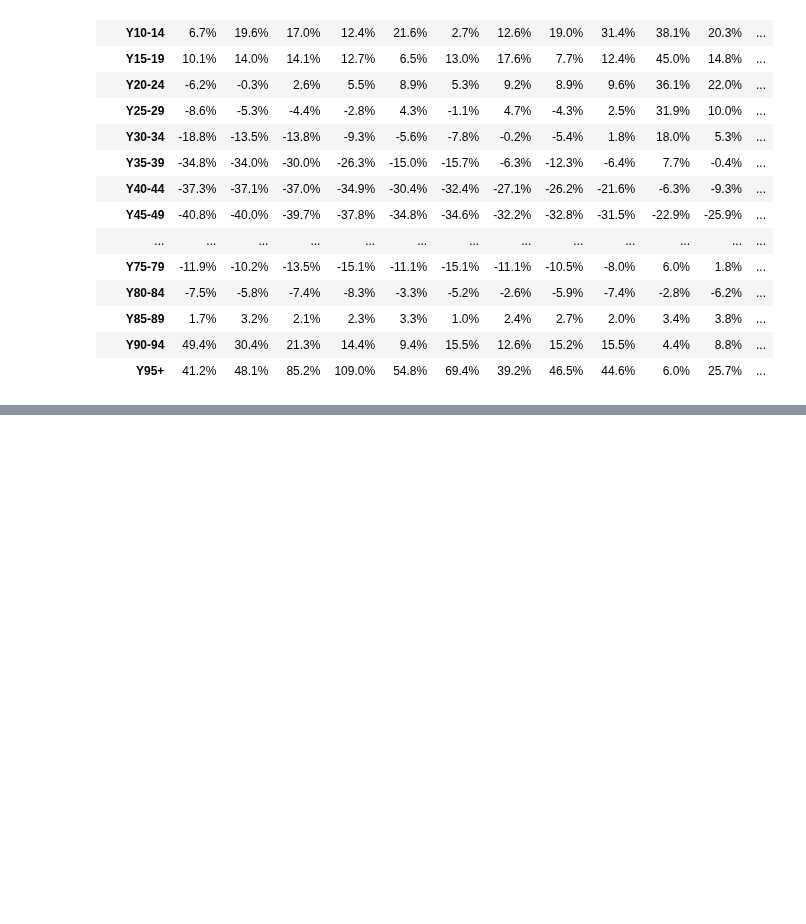
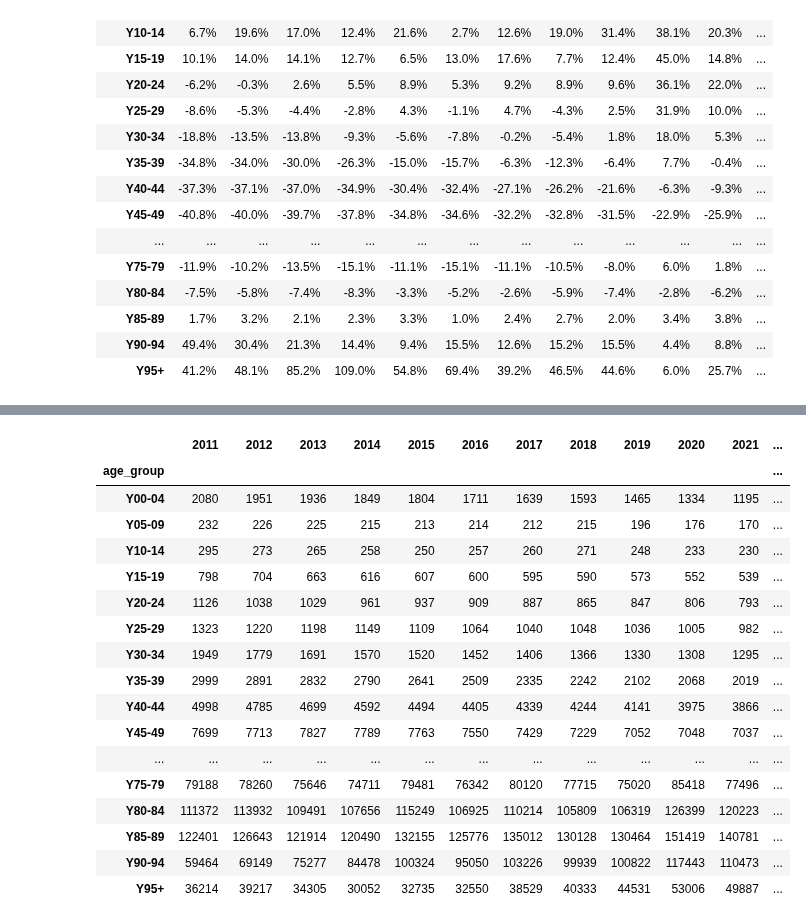
Before and after one commit to danieleongari/demographic_model_page, a Jupyter notebook: notebooks/1_xinvestigating_italian_deaths.ipynb, the cells around one changed output, grey strips where cells are left out. Saved outputs shown, nothing was run; the diff lists cells and outputs as text; code cells hidden in the pictures; blank space fills up the shorter version.

Commit message:
definitive investigation of DEATHS and DEATHPROB

```diff
--- a/notebooks/1_xinvestigating_italian_deaths.ipynb
+++ b/notebooks/1_xinvestigating_italian_deaths.ipynb
@@ -50,6 +56,7 @@ To compare these two options let's see if deaths by age group are similar in `DC
 # Load the popolation data and split by age group coherent with DCIS_DECESSI
 
 dfp=pd.read_csv("../data/1_population_by_age_year.csv", index_col=0)
+dfp.columns = dfp.columns.map(int)
 dfp_ag = dfp.copy()
 dfp_ag['age_group'] = pd.cut(
     dfp.index,
@@ -361,0 +362,9 @@ with pd.option_context('display.float_format', '{:.1f}%'.format):
+# %%
+ds = discovery.DataSet(dataflow_identifier="DCIS_MORTALITA1")
+ds.set_filters(
+    freq="A",
+    #eta="TOTAL",
+    itter107="IT", sesso="9", funz_bio="PROBDEATH"
+)
+df5 = retrieval.get_data(ds)
+df5.loc[:, lambda dfx: (~dfx.isna()).any(axis=0)]
@@ -361,0 +385,15 @@ with pd.option_context('display.float_format', '{:.1f}%'.format):
+# %%
+df_dp = (
+    df5
+    .rename(columns={"ETA_CLASSI_ETA": "ETA"})
+    .query("ETA!='TOTAL'")
+    .query("~ETA.str.contains('-|_')")
+    .assign(age= lambda x: [ int(a.split("Y")[-1]) for a in x["ETA"] ])
+    .groupby(["age", "TIME_PERIOD"], as_index=False)["OBS_VALUE"].sum()
+    .assign(year= lambda x: x["TIME_PERIOD"].dt.year)
+    .rename(columns={"OBS_VALUE": "deaths"})
+    .pivot(index="age", columns="year", values="deaths")
+    .sort_index()
+    .div(1000) # PROBDEATH is per 1000 people
+)
+df_dp
@@ -361,0 +415,32 @@ with pd.option_context('display.float_format', '{:.1f}%'.format):
+# %%
+dfd_from_probdeath = dfp*df_dp
+dfdg3 = dfd_from_probdeath.copy()
+dfdg3["age_group"] = pd.cut(
+    dfdg3.index,
+    bins=[-1, 4, 9, 14, 19, 24, 29, 34, 39, 44, 49, 54, 59, 64, 69, 74, 79, 84, 89, 94, 120],
+    labels=[
+        'Y00-04', 'Y05-09', 'Y10-14', 'Y15-19', 'Y20-24', 'Y25-29', 'Y30-34', 'Y35-39', 'Y40-44', 'Y45-49',
+        'Y50-54', 'Y55-59', 'Y60-64', 'Y65-69', 'Y70-74', 'Y75-79', 'Y80-84', 'Y85-89', 'Y90-94', 'Y95+'
+    ]
+)
+dfdg3 = dfdg3.groupby("age_group", as_index=False).sum().set_index("age_group").astype(int)
+dfdg3[dfdg.columns]
+# %% [output]
+|  | 2011 | 2012 | 2013 | 2014 | 2015 | 2016 | 2017 | 2018 | 2019 | 2020 | 2021 | ... |
+| age_group |  |  |  |  |  |  |  |  |  |  |  | ... |
+| Y00-04 | 2080 | 1951 | 1936 | 1849 | 1804 | 1711 | 1639 | 1593 | 1465 | 1334 | 1195 | ... |
+| Y05-09 | 232 | 226 | 225 | 215 | 213 | 214 | 212 | 215 | 196 | 176 | 170 | ... |
+| Y10-14 | 295 | 273 | 265 | 258 | 250 | 257 | 260 | 271 | 248 | 233 | 230 | ... |
+| Y15-19 | 798 | 704 | 663 | 616 | 607 | 600 | 595 | 590 | 573 | 552 | 539 | ... |
+| Y20-24 | 1126 | 1038 | 1029 | 961 | 937 | 909 | 887 | 865 | 847 | 806 | 793 | ... |
+| Y25-29 | 1323 | 1220 | 1198 | 1149 | 1109 | 1064 | 1040 | 1048 | 1036 | 1005 | 982 | ... |
+| Y30-34 | 1949 | 1779 | 1691 | 1570 | 1520 | 1452 | 1406 | 1366 | 1330 | 1308 | 1295 | ... |
+| Y35-39 | 2999 | 2891 | 2832 | 2790 | 2641 | 2509 | 2335 | 2242 | 2102 | 2068 | 2019 | ... |
+| Y40-44 | 4998 | 4785 | 4699 | 4592 | 4494 | 4405 | 4339 | 4244 | 4141 | 3975 | 3866 | ... |
+| Y45-49 | 7699 | 7713 | 7827 | 7789 | 7763 | 7550 | 7429 | 7229 | 7052 | 7048 | 7037 | ... |
+| ... | ... | ... | ... | ... | ... | ... | ... | ... | ... | ... | ... | ... |
+| Y75-79 | 79188 | 78260 | 75646 | 74711 | 79481 | 76342 | 80120 | 77715 | 75020 | 85418 | 77496 | ... |
+| Y80-84 | 111372 | 113932 | 109491 | 107656 | 115249 | 106925 | 110214 | 105809 | 106319 | 126399 | 120223 | ... |
+| Y85-89 | 122401 | 126643 | 121914 | 120490 | 132155 | 125776 | 135012 | 130128 | 130464 | 151419 | 140781 | ... |
+| Y90-94 | 59464 | 69149 | 75277 | 84478 | 100324 | 95050 | 103226 | 99939 | 100822 | 117443 | 110473 | ... |
+| Y95+ | 36214 | 39217 | 34305 | 30052 | 32735 | 32550 | 38529 | 40333 | 44531 | 53006 | 49887 | ... |
```
Also changed, not shown: parts of 9 cells of this notebook.
